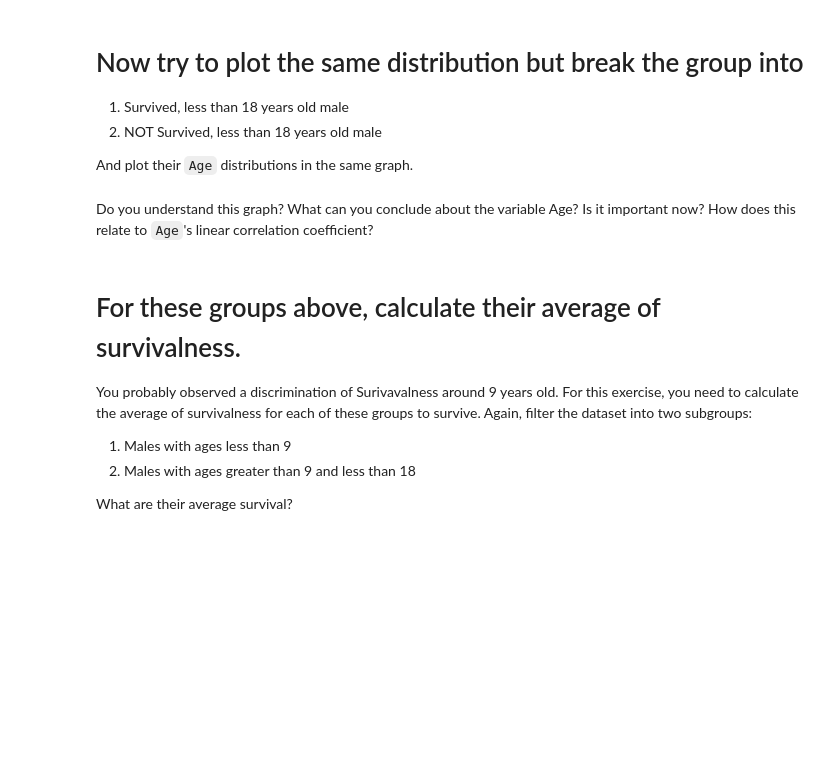
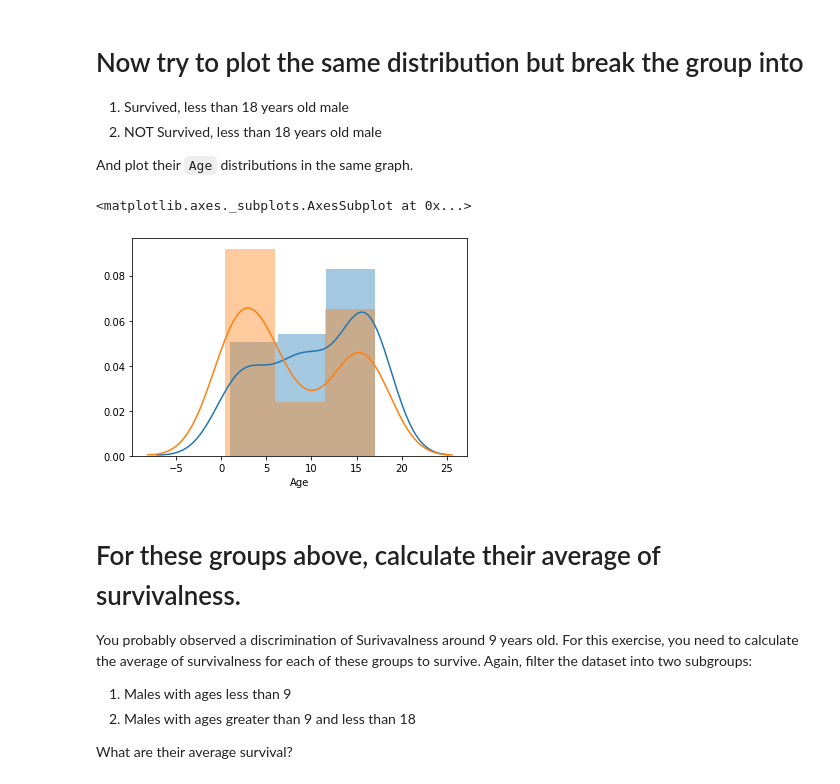
Before and after one commit to pedrodgn/ironhack, a Jupyter notebook: week7-IntroMachineLearning/titanic-exploration-lab.ipynb, the cells around one changed output. Drawn from its saved outputs; the diff is of its cells as text; code cells hidden in the pictures; blank space fills up the shorter version.

Commit message:
Finishing titanic exploration lab

```diff
--- a/week7-IntroMachineLearning/titanic-exploration-lab.ipynb
+++ b/week7-IntroMachineLearning/titanic-exploration-lab.ipynb
@@ -214,2 +209,0 @@ And plot their `Age` distributions in the same graph.
-# %% [markdown]
-Do you understand this graph? What can you conclude about the variable Age? Is it important now? How does this relate to `Age`'s linear correlation coefficient?
@@ -218,3 +210,9 @@ Do you understand this graph? What can you conclude about the variable Age? Is i
+# %%
+sns.distplot(titanic.loc[(titanic['Survived']==0) & (titanic['Age']<18),'Age'])
+sns.distplot(titanic.loc[(titanic['Survived']==1) & (titanic['Age']<18),'Age'])
+# %% [output]
+<matplotlib.axes._subplots.AxesSubplot at 0x...>
+[figure, added]
 # %% [markdown]
 # For these groups above, calculate their average of survivalness.
 
```
Also changed, not shown: parts of 16 cells of this notebook.
